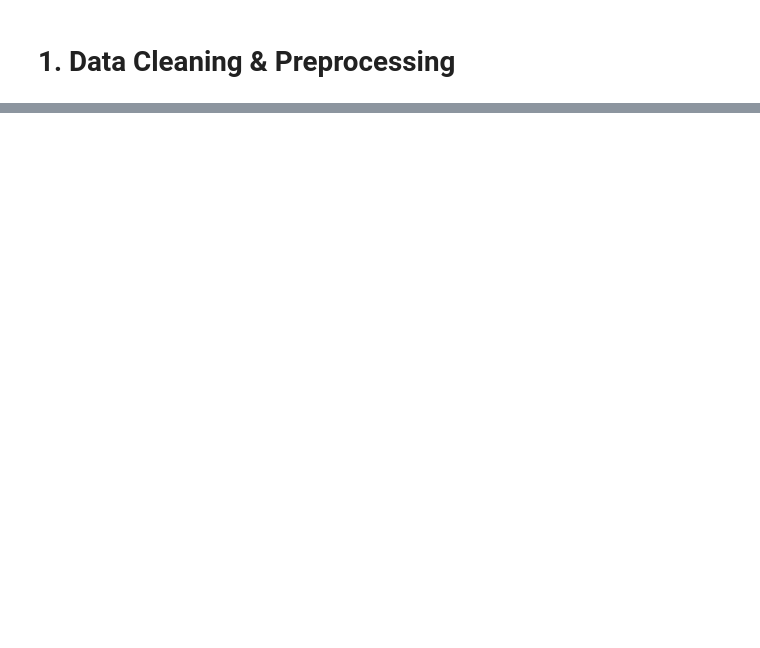
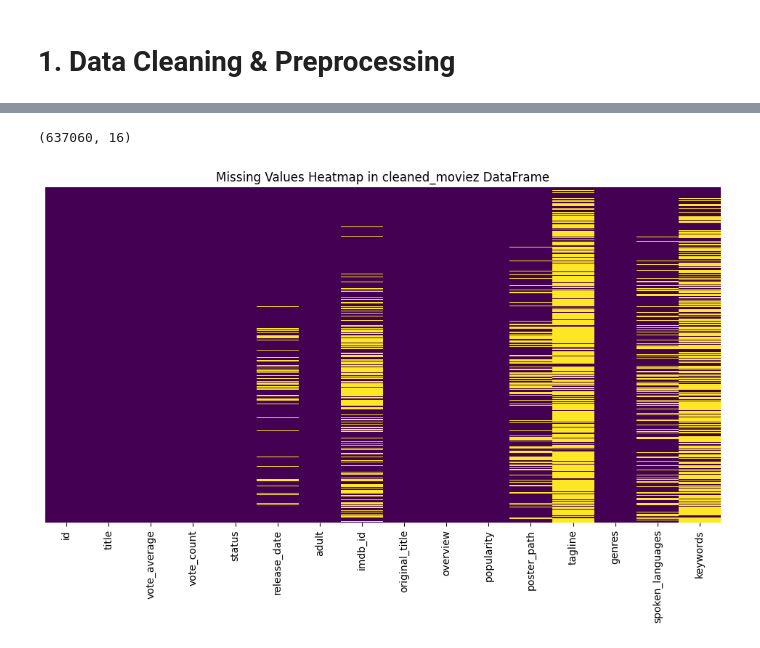
Before and after one commit to lilswapnil/moviez, a Jupyter notebook: recommender/notebook/data_exploration.ipynb, the cells around one changed output, grey strips where cells are left out. Cells and saved outputs as stored; diff of their text form; code cells hidden in the pictures; blank space fills up the shorter version.

```diff
--- a/recommender/notebook/data_exploration.ipynb
+++ b/recommender/notebook/data_exploration.ipynb
@@ -25,0 +62,20 @@ KaggleApiHTTPError: 400 Client Error: Bad Request for url: https://api.kaggle.co
+# %%
+#drop the rows the has null values in genre, original_title, overview
+cleaned_moviez = cleaned_moviez[cleaned_moviez['genres'].notna()]
+cleaned_moviez = cleaned_moviez[cleaned_moviez['original_title'].notna()]
+cleaned_moviez = cleaned_moviez[cleaned_moviez['overview'].notna()]
+# %%
+cleaned_moviez.shape
+# %% [output]
+(637060, 16)
+# %%
+import seaborn as sns
+
+import matplotlib.pyplot as plt
+
+plt.figure(figsize=(12, 6))
+sns.heatmap(cleaned_moviez.isnull(), cbar=False, yticklabels=False, cmap='viridis')
+plt.title('Missing Values Heatmap in cleaned_moviez DataFrame')
+plt.show()
+# %% [output]
+[figure, added]
```
Also changed, not shown: parts of 20 cells of this notebook, 1 other file.
